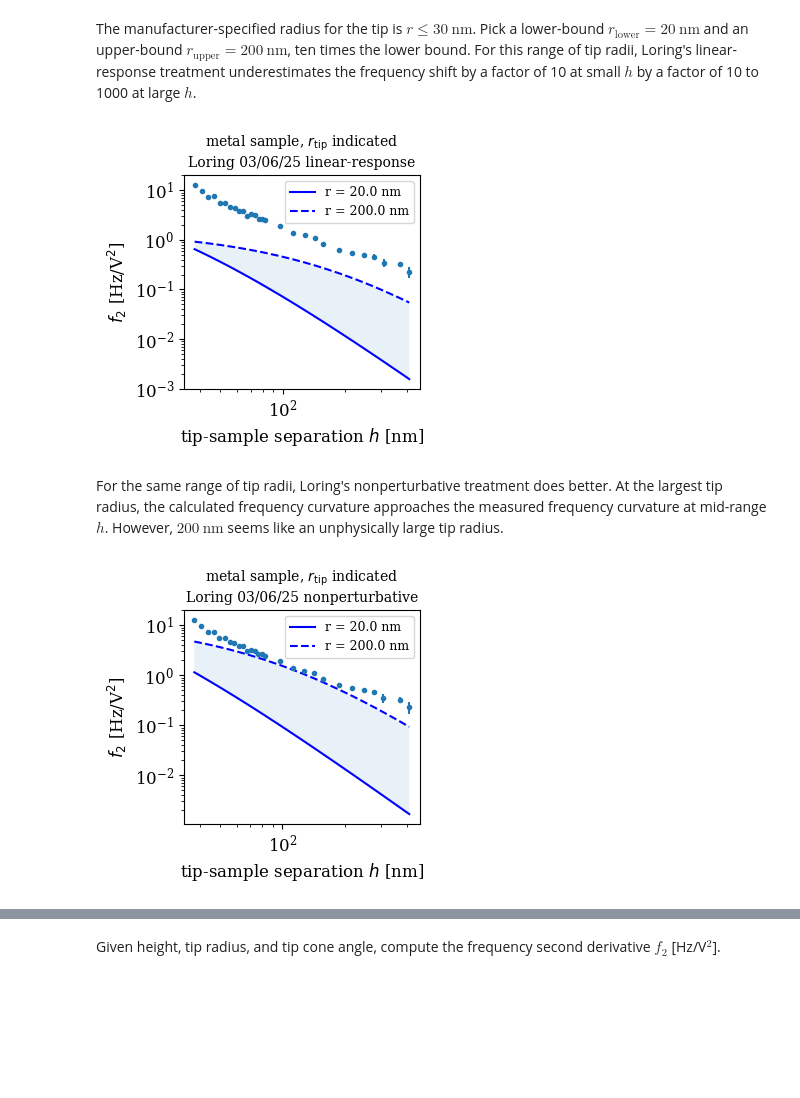
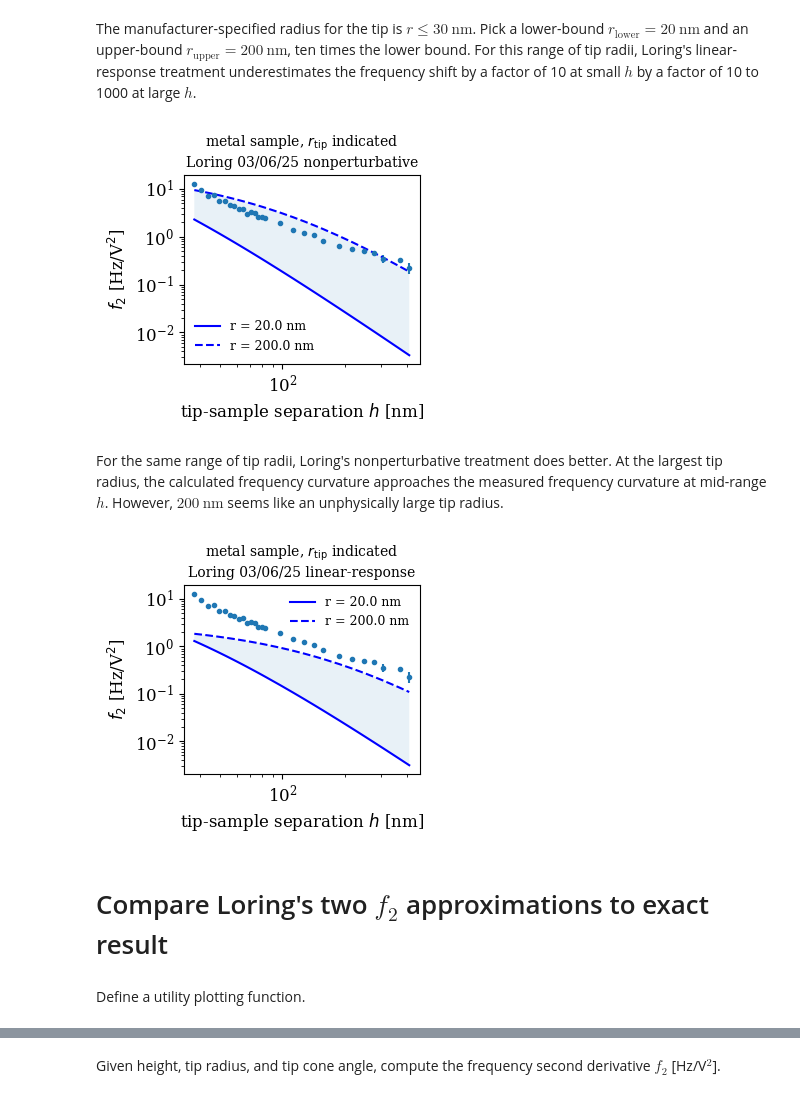
Before and after one commit to Marohn-Group/dissipationtheory, a Jupyter notebook: development/dissipation-theory--Study-37.ipynb, the cells around one changed output, grey strips where cells are left out. Cells and saved outputs as stored; diff of their text form; code cells hidden in the pictures; blank space fills up the shorter version.

```diff
--- a/development/dissipation-theory--Study-37.ipynb
+++ b/development/dissipation-theory--Study-37.ipynb
@@ -135,16 +149,17 @@ def calcf2_Loring(data, R=35, cantilever=cantilever):
     f_c = cantilever['f_0']
     k_c = cantilever['k_0']
 
-    prefactor = -(np.pi * epsilon0 * f_c)/(2 * k_c)
+    prefactor = -(f_c)/(4 * k_c)
 
-    f2calc1 = np.abs(prefactor * r**2 /(h + r)**3).to('Hz/V^2').magnitude
-    f2calc2 = np.abs(prefactor * r**2 /(h + r/2)**3).to('Hz/V^2').magnitude
+    # Loring approximations
+    f2calc1 = np.abs(prefactor * 4 * np.pi * epsilon0 * r**2 /(h + r/2)**3).to('Hz/V^2').magnitude
+    f2calc2 = np.abs(prefactor * 4 * np.pi * epsilon0 * r**2 /(h + r)**3).to('Hz/V^2').magnitude
 
     return R, f2calc1, f2calc2
 # %%
 def plotcalcf2(data, f2calc1, f2calc2, R1, R2, message=''):
 
-    fig, ax = plt.subplots(figsize=(3.50, 3.50))
+    fig, ax = plt.subplots(figsize=(3.50, 3.25))
 
     ax.errorbar(
         data['h [nm]'],
@@ -162,7 +177,7 @@ def plotcalcf2(data, f2calc1, f2calc2, R1, R2, message=''):
     plt.xscale('log')
     plt.yscale('log')
 
-    plt.legend(fontsize=9)
+    plt.legend(fontsize=9, frameon=False)
     plt.title(r"metal sample, $r_{\mathrm{tip}}$ indicated"
               "\n" + message, fontsize=10)
 
@@ -174,20 +189,22 @@ The manufacturer-specified radius for the tip is $r \leq 30 \: \mathrm{nm}$.  Pi
 # %%
 R1a, f2calc1a, _ = calcf2_Loring(data, R=20)
 R1b, f2calc1b, _ = calcf2_Loring(data, R=200)
 
-figs['01'] = plotcalcf2(
+figs['01a'] = plotcalcf2(
     data, f2calc1a, f2calc1b, R1a, R1b,
-    message = r"Loring 03/06/25 linear-response")
+    message = r"Loring 03/06/25 nonperturbative")
 # %% [output]
-[figure, old version]
+[figure, new version]
 # %% [markdown]
 For the same range of tip radii, Loring's nonperturbative treatment does better. At the largest tip radius, the calculated frequency curvature approaches the measured frequency curvature at mid-range $h$.  However, $200 \: \mathrm{nm}$ seems like an unphysically large tip radius.
 # %%
 R2a, _, f2calc2a = calcf2_Loring(data, R=20)
 R2b, _, f2calc2b = calcf2_Loring(data, R=200)
 
-figs['02'] = plotcalcf2(
+figs['01b'] = plotcalcf2(
     data, f2calc2a, f2calc2b, R2a, R2b,
-    message = r"Loring 03/06/25 nonperturbative")
+    message = r"Loring 03/06/25 linear-response")
 # %% [output]
-[figure, old version]
+[figure, new version]
+# %% [markdown]
+# Compare Loring's two $f_2$ approximations to exact result
@@ -193,0 +232,2 @@ figs['02'] = plotcalcf2(
+# %% [markdown]
+Define a utility plotting function.
```
Also changed, not shown: parts of 18 cells of this notebook, 14 other files.
